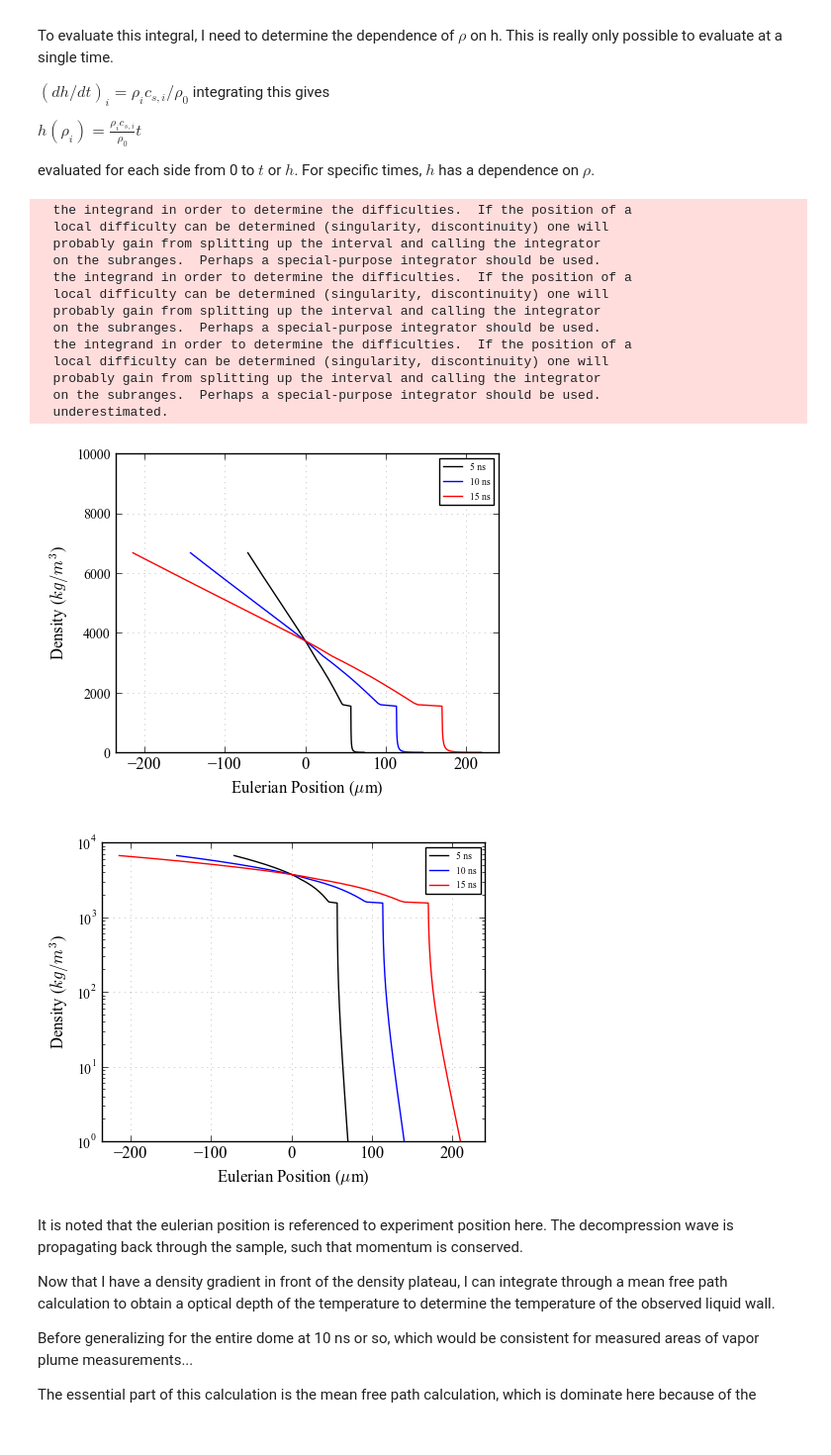
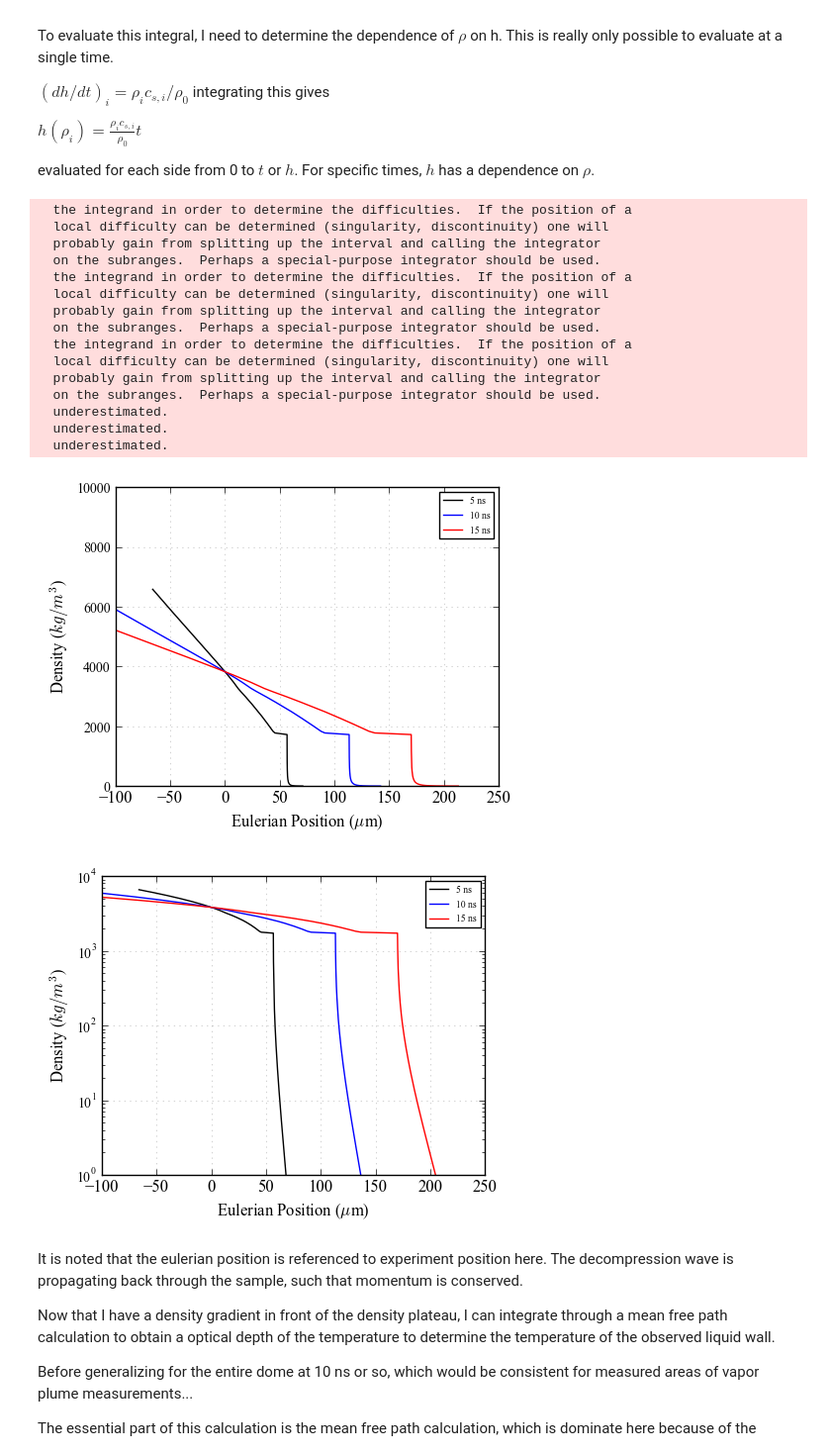
Before and after one commit to edavi006/Forsterite_Stagnation, a Jupyter notebook: L-V_Dome_DepressedTCalc.ipynb, the cells around one changed output. Shown: that part at 99% size. Saved outputs shown, nothing was run; the diff lists cells and outputs as text; code cells hidden in the pictures.

```diff
--- a/L-V_Dome_DepressedTCalc.ipynb
+++ b/L-V_Dome_DepressedTCalc.ipynb
@@ -23,7 +23,7 @@ Order of operations
 #User parameter inputs
 #Simple user inputs, nothing else should need changing
 #Enotropy value of the release isentrope
-S_cho=5500 #J/K/kg
+S_cho=5335 #J/K/kg
 
 #Assume spherical expansion for volume
 #Input initial compressed radius
@@ -514,10 +514,10 @@ for i in range(Count_int):
 plt.figure()
 plt.rc('grid',color='black', linestyle=':', linewidth=0.5,alpha=0.25)
 
-for i in range(65,Count_int,20):
-    plt.plot(lag_pos*10**6, time_ar[i,:]*10**9, color="black",alpha =(1 -((i - 1)/Count_int)) )
-for i in range(0,55,5):
-    plt.plot(lag_pos*10**6, time_ar[i,:]*10**9, color="black",alpha =(1 -((i - 1)/Count_int)) )
+for i in range(60,Count_int,20):
+    plt.plot(lag_pos*10**6, time_ar[i,:]*10**9, color="black",alpha =(1 -((i - 1+100)/Count_int)) )
+for i in range(0,50,5):
+    plt.plot(lag_pos*10**6, time_ar[i,:]*10**9, color="black",alpha =(1 -((i - 1+100)/Count_int)) )
 
 plt.xlabel('Lagrangian Position ($\mu$m)')
 plt.ylabel('Time (ns)')
@@ -584,6 +584,8 @@ for i in range(Count_int):
   probably gain from splitting up the interval and calling the integrator
   on the subranges.  Perhaps a special-purpose integrator should be used.
   underestimated.
+  underestimated.
+  underestimated.
 # %%
  #integrate.quad(rho_s,forsthug.P[Sh_ind]*(10**9),forstEOS.P[S_ind,P_ind-i]*(10**9))[0]
 plt.figure()
@@ -591,37 +593,37 @@ plt.rc('grid',color='black', linestyle=':', linewidth=0.5,alpha=0.25)
 
 plt.plot(x5*10**6+(Cs_rho(C_dens[0]) * time5 *10**6), C_dens[:], color="black",label ='5 ns')
 plt.plot(x10*10**6+(Cs_rho(C_dens[0]) * time10*10**6), C_dens[:], color="blue",label ='10 ns')
 plt.plot(x15*10**6+(Cs_rho(C_dens[0]) * time15*10**6), C_dens[:], color="Red",label ='15 ns')
 
 
 plt.xlabel('Eulerian Position ($\mu$m)')
 plt.ylabel('Density ($kg/m^3$)')
-#plt.xlim(0,500)
+plt.xlim(-100,250)
 plt.ylim(1,10**4)
 #plt.semilogy()
 plt.legend(loc='upper right', fontsize='x-small',numpoints=1,scatterpoints=1 )
 plt.grid()
 plt.savefig('Eulerian_DensProfile_lin.pdf', format='pdf', dpi=1000)
 
 plt.figure()
 plt.rc('grid',color='black', linestyle=':', linewidth=0.5,alpha=0.25)
 
 plt.plot(x5*10**6+(Cs_rho(C_dens[0]) * time5 *10**6), C_dens[:], color="black",label ='5 ns')
 plt.plot(x10*10**6+(Cs_rho(C_dens[0]) * time10*10**6), C_dens[:], color="blue",label ='10 ns')
 plt.plot(x15*10**6+(Cs_rho(C_dens[0]) * time15*10**6), C_dens[:], color="Red",label ='15 ns')
 
 
 plt.xlabel('Eulerian Position ($\mu$m)')
 plt.ylabel('Density ($kg/m^3$)')
-#plt.xlim(0,500)
+plt.xlim(-100,250)
 plt.ylim(1,10**4)
 plt.semilogy()
 plt.legend(loc='upper right', fontsize='x-small',numpoints=1,scatterpoints=1 )
 plt.grid()
 plt.savefig('Eulerian_DensProfile.pdf', format='pdf', dpi=1000)
 # %% [output]
-[figure, old version]
+[figure, new version]
-[figure, old version]
+[figure, new version]
 # %% [markdown]
 It is noted that the eulerian position is referenced to experiment position here. The decompression wave is propagating back through the sample, such that momentum is conserved.
 
```
Also changed, not shown: parts of 7 cells of this notebook, 12 other files.
